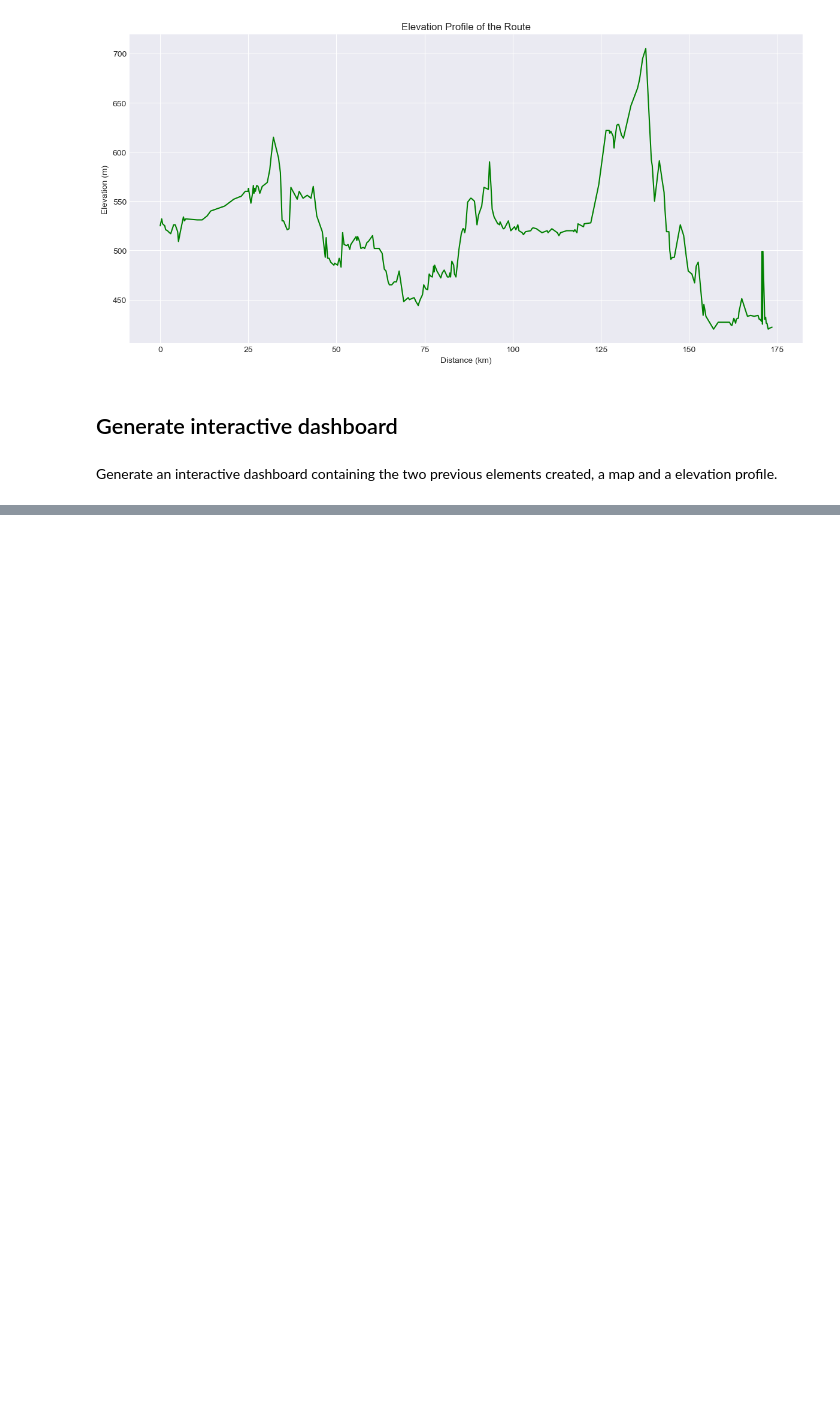
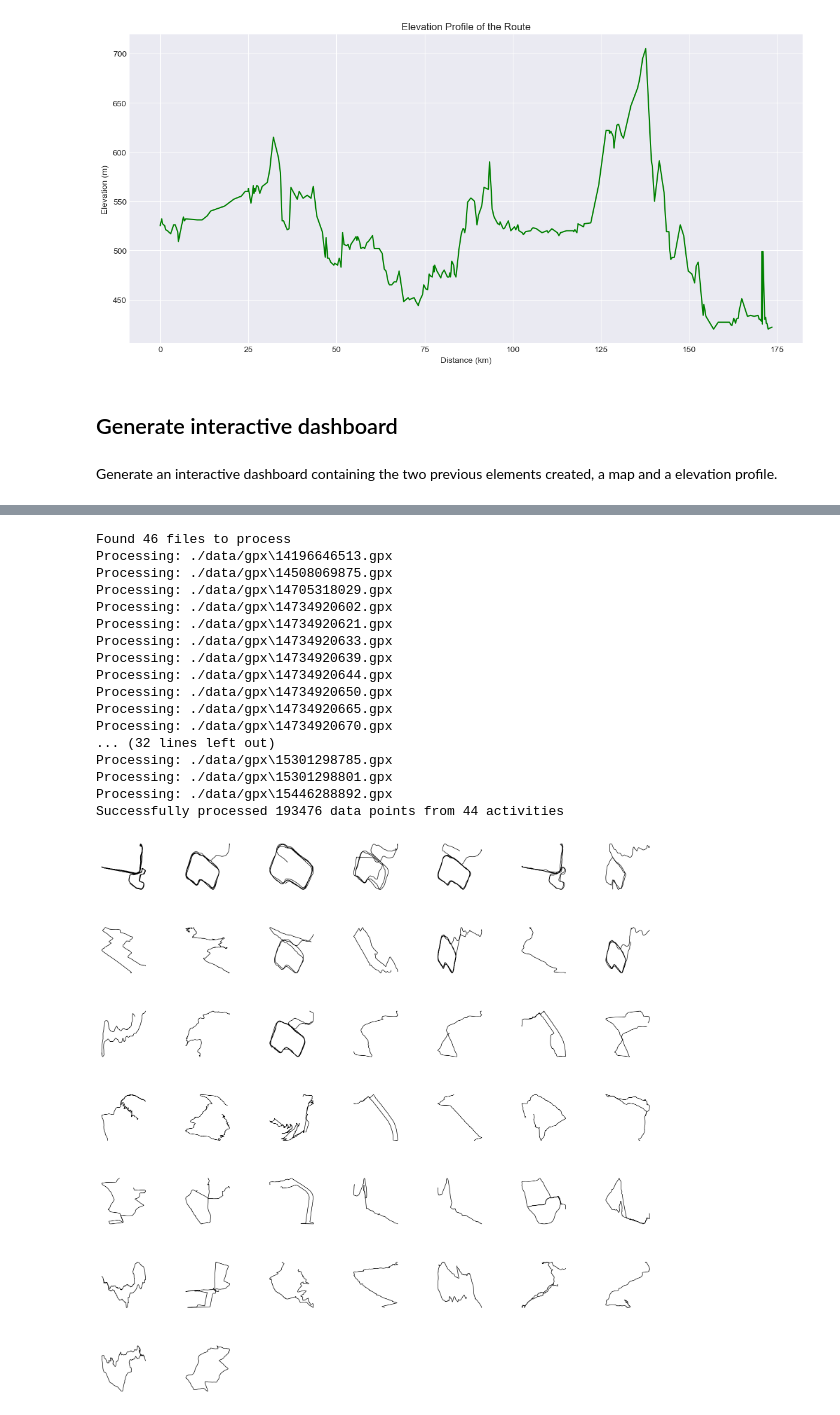
Before and after one commit to nicolevasos/Strava-Dashboard, a Jupyter notebook: union/union.ipynb, the cells around one changed output, grey strips where cells are left out. Drawn from its saved outputs; the diff is of its cells as text; code cells hidden in the pictures; blank space fills up the shorter version.

Commit message:
uploading the facets function to the notebook

```diff
--- a/union/union.ipynb
+++ b/union/union.ipynb
@@ -349,3 +349,25 @@ Generate an interactive dashboard containing the two previous elements created,
 interactive_dashboard(coords)
 # %% [output]
 [interactive output not drawn]
+# %%
+from facets import analyze_activities
+df = analyze_activities(folder="./data/gpx")
+# %% [output]
+Found 46 files to process
+Processing: ./data/gpx\14196646513.gpx
+Processing: ./data/gpx\14508069875.gpx
+Processing: ./data/gpx\14705318029.gpx
+Processing: ./data/gpx\14734920602.gpx
+Processing: ./data/gpx\14734920621.gpx
+Processing: ./data/gpx\14734920633.gpx
+Processing: ./data/gpx\14734920639.gpx
+Processing: ./data/gpx\14734920644.gpx
+Processing: ./data/gpx\14734920650.gpx
+Processing: ./data/gpx\14734920665.gpx
+Processing: ./data/gpx\14734920670.gpx
+... (32 lines left out)
+Processing: ./data/gpx\15301298785.gpx
+Processing: ./data/gpx\15301298801.gpx
+Processing: ./data/gpx\15446288892.gpx
+Successfully processed 193476 data points from 44 activities
+[figure, added]
```
Also changed, not shown: 47 other files.
